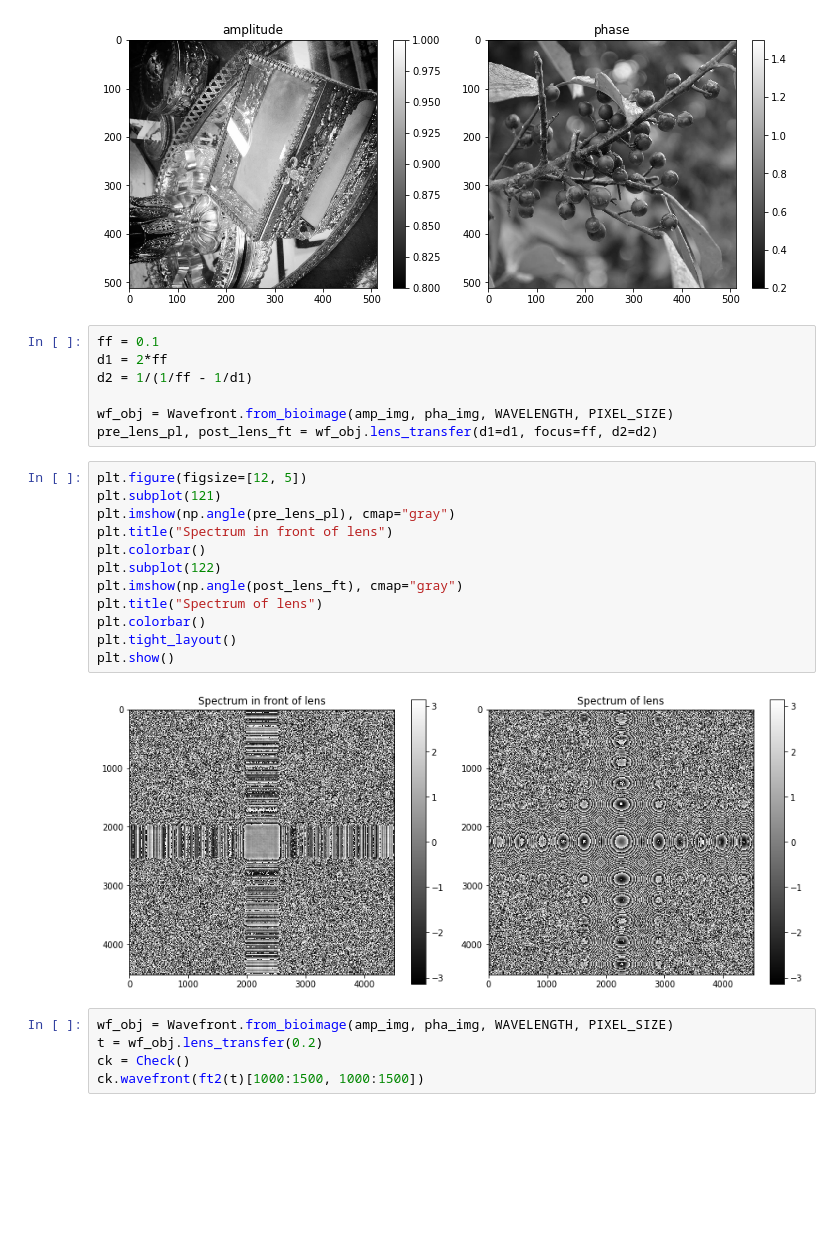
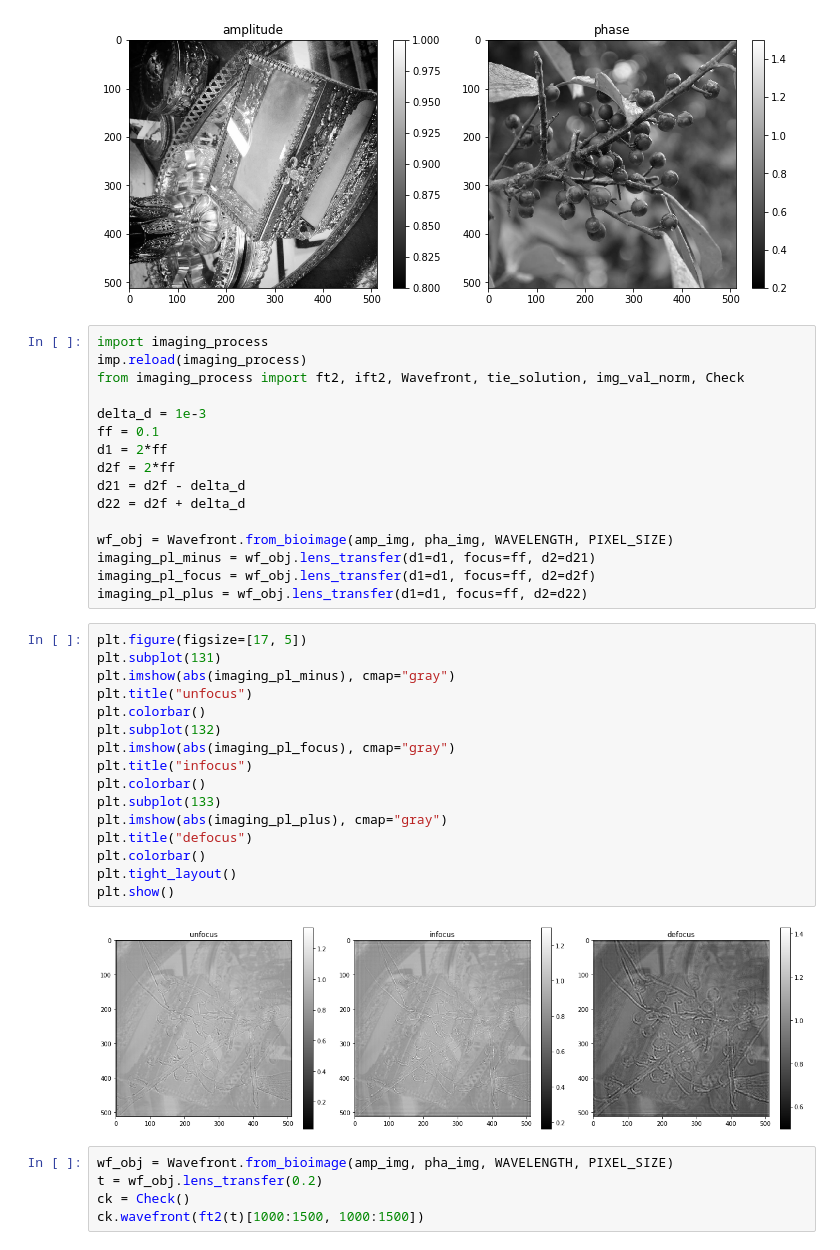
Before and after one commit to yimencc/workspace, a Jupyter notebook: TIE_Simulation/util.ipynb, the cells around one changed output. Drawn from its saved outputs; the diff is of its cells as text; blank space fills up the shorter version.

Commit message:
mostly complete lens_transfer

```diff
--- a/TIE_Simulation/util.ipynb
+++ b/TIE_Simulation/util.ipynb
@@ -41,27 +40,40 @@ plt.tight_layout()
 plt.show()
 # %% [output]
 [figure]
-# %%
-ff = 0.1
-d1 = 2*ff
-d2 = 1/(1/ff - 1/d1)
-
-wf_obj = Wavefront.from_bioimage(amp_img, pha_img, WAVELENGTH, PIXEL_SIZE)
-pre_lens_pl, post_lens_ft = wf_obj.lens_transfer(d1=d1, focus=ff, d2=d2)
+# %%
+import imaging_process
+imp.reload(imaging_process)
+from imaging_process import ft2, ift2, Wavefront, tie_solution, img_val_norm, Check
+
+delta_d = 1e-3
+ff = 0.1
+d1 = 2*ff
+d2f = 2*ff
+d21 = d2f - delta_d
+d22 = d2f + delta_d
+
+wf_obj = Wavefront.from_bioimage(amp_img, pha_img, WAVELENGTH, PIXEL_SIZE)
+imaging_pl_minus = wf_obj.lens_transfer(d1=d1, focus=ff, d2=d21)
+imaging_pl_focus = wf_obj.lens_transfer(d1=d1, focus=ff, d2=d2f)
+imaging_pl_plus = wf_obj.lens_transfer(d1=d1, focus=ff, d2=d22)
 # %%
-plt.figure(figsize=[12, 5])
-plt.subplot(121)
-plt.imshow(np.angle(pre_lens_pl), cmap="gray")
-plt.title("Spectrum in front of lens")
+plt.figure(figsize=[17, 5])
+plt.subplot(131)
+plt.imshow(abs(imaging_pl_minus), cmap="gray")
+plt.title("unfocus")
 plt.colorbar()
-plt.subplot(122)
-plt.imshow(np.angle(post_lens_ft), cmap="gray")
-plt.title("Spectrum of lens")
+plt.subplot(132)
+plt.imshow(abs(imaging_pl_focus), cmap="gray")
+plt.title("infocus")
+plt.colorbar()
+plt.subplot(133)
+plt.imshow(abs(imaging_pl_plus), cmap="gray")
+plt.title("defocus")
 plt.colorbar()
 plt.tight_layout()
 plt.show()
 # %% [output]
-[figure, old version]
+[figure, new version]
 # %%
 wf_obj = Wavefront.from_bioimage(amp_img, pha_img, WAVELENGTH, PIXEL_SIZE)
 t = wf_obj.lens_transfer(0.2)
```
Also changed, not shown: parts of 2 cells of this notebook, 1 other file.
